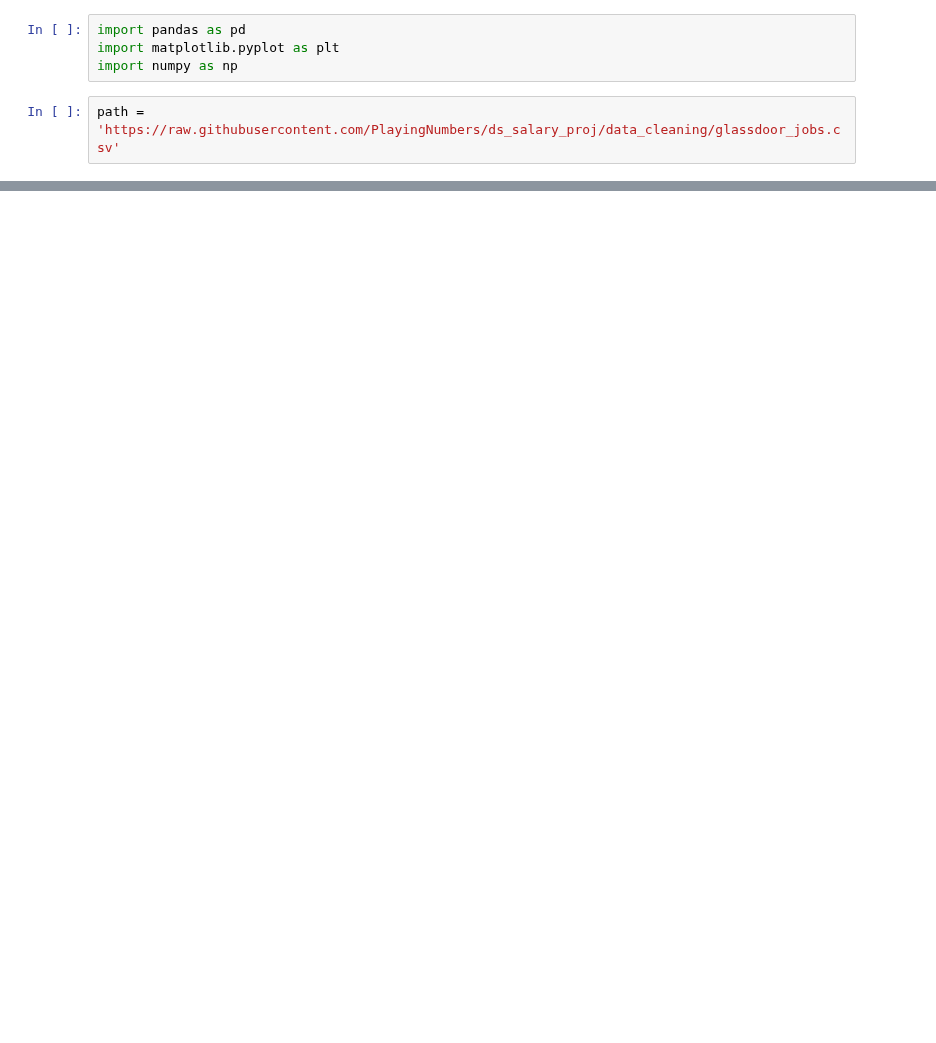
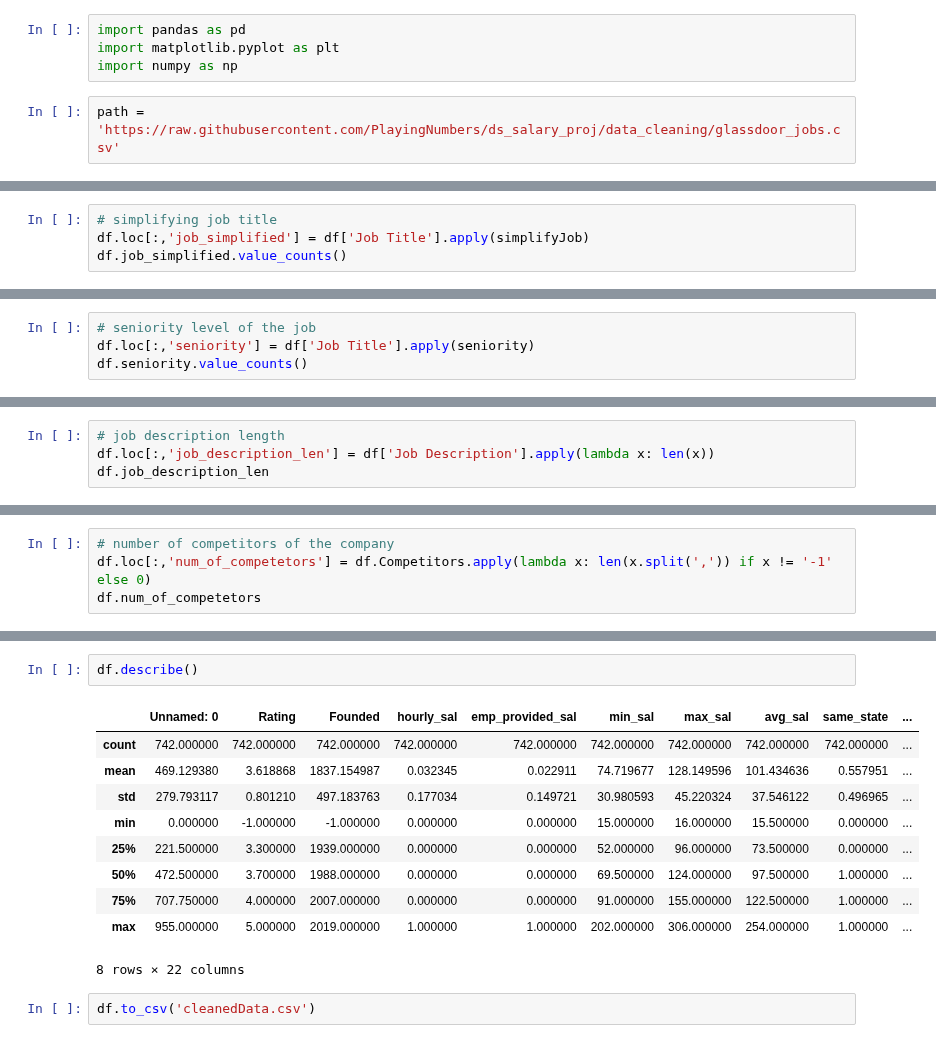
Before and after one commit to MrLuciferM/DataScience_Salary_proj, a Jupyter notebook: DataWrangling.ipynb, the cells around one changed output, grey strips where cells are left out. Cells and saved outputs as stored; diff of their text form; blank space fills up the shorter version.

```diff
--- a/DataWrangling.ipynb
+++ b/DataWrangling.ipynb
@@ -579,0 +395,4 @@ df_cleaned.to_csv('cleanedData.csv')
+# %%
+# simplifying job title
+df.loc[:,'job_simplified'] = df['Job Title'].apply(simplifyJob)
+df.job_simplified.value_counts()
@@ -579,0 +408,4 @@ df_cleaned.to_csv('cleanedData.csv')
+# %%
+# seniority level of the job
+df.loc[:,'seniority'] = df['Job Title'].apply(seniority)
+df.seniority.value_counts()
@@ -579,0 +417,4 @@ df_cleaned.to_csv('cleanedData.csv')
+# %%
+# job description length
+df.loc[:,'job_description_len'] = df['Job Description'].apply(lambda x: len(x))
+df.job_description_len
@@ -579,0 +434,4 @@ df_cleaned.to_csv('cleanedData.csv')
+# %%
+# number of competitors of the company
+df.loc[:,'num_of_competetors'] = df.Competitors.apply(lambda x: len(x.split(',')) if x != '-1' else 0)
+df.num_of_competetors
@@ -579,0 +483,15 @@ df_cleaned.to_csv('cleanedData.csv')
+# %%
+df.describe()
+# %% [output]
+|  | Unnamed: 0 | Rating | Founded | hourly_sal | emp_provided_sal | min_sal | max_sal | avg_sal | same_state | ... |
+| count | 742.000000 | 742.000000 | 742.000000 | 742.000000 | 742.000000 | 742.000000 | 742.000000 | 742.000000 | 742.000000 | ... |
+| mean | 469.129380 | 3.618868 | 1837.154987 | 0.032345 | 0.022911 | 74.719677 | 128.149596 | 101.434636 | 0.557951 | ... |
+| std | 279.793117 | 0.801210 | 497.183763 | 0.177034 | 0.149721 | 30.980593 | 45.220324 | 37.546122 | 0.496965 | ... |
+| min | 0.000000 | -1.000000 | -1.000000 | 0.000000 | 0.000000 | 15.000000 | 16.000000 | 15.500000 | 0.000000 | ... |
+| 25% | 221.500000 | 3.300000 | 1939.000000 | 0.000000 | 0.000000 | 52.000000 | 96.000000 | 73.500000 | 0.000000 | ... |
+| 50% | 472.500000 | 3.700000 | 1988.000000 | 0.000000 | 0.000000 | 69.500000 | 124.000000 | 97.500000 | 1.000000 | ... |
+| 75% | 707.750000 | 4.000000 | 2007.000000 | 0.000000 | 0.000000 | 91.000000 | 155.000000 | 122.500000 | 1.000000 | ... |
+| max | 955.000000 | 5.000000 | 2019.000000 | 1.000000 | 1.000000 | 202.000000 | 306.000000 | 254.000000 | 1.000000 | ... |
+8 rows × 22 columns
+# %%
+df.to_csv('cleanedData.csv')
```
Also changed, not shown: parts of 57 cells of this notebook.
